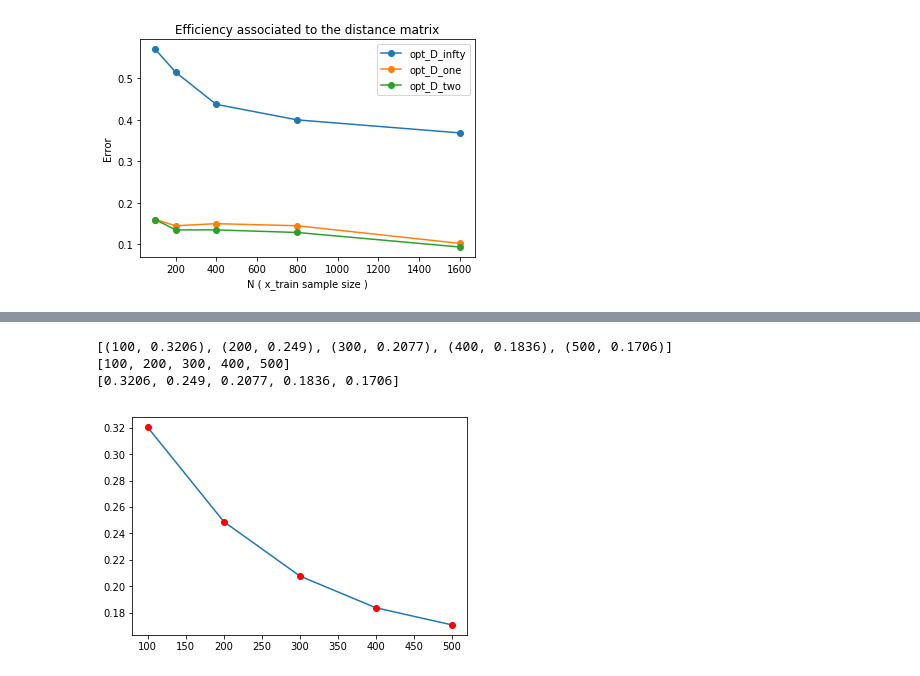
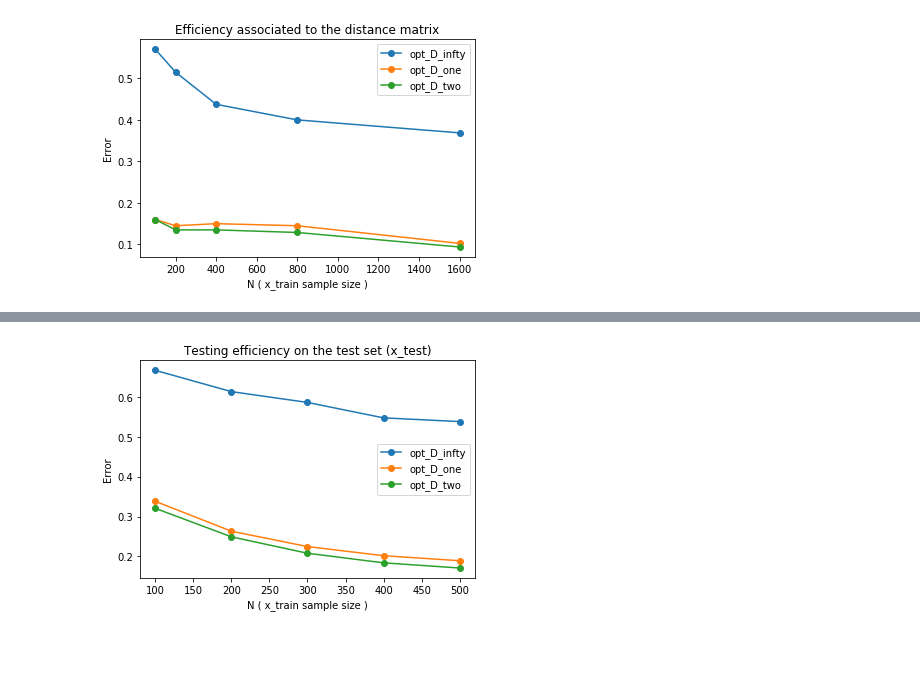
Before and after one commit to fgoliveira87/P1.4_seed, a Jupyter notebook: final_project/complete_solution.ipynb, the cells around one changed output, grey strips where cells are left out. Cells and saved outputs as stored; diff of their text form; code cells hidden in the pictures; blank space fills up the shorter version.

```diff
--- a/final_project/complete_solution.ipynb
+++ b/final_project/complete_solution.ipynb
@@ -533,9 +532,17 @@ plt.show()
 # %%
 import sklearn.neighbors as sklN
 # %%
-#X_train = np.ndarray(x_train[:10],dtype=float32)
-#%timeit tree = sklN.BallTree(x_train[:N].reshape(N,28*28),metric=opt_d_two)
-#%timeit treee = sklN.BallTree(x_train[:N].reshape(N,28*28),metric='euclidean')
+N=100
+print('Comparing BallTree with op_d distance against intrinsic sklN metrics (for N=100):\n')
+print('Distance op_d_infty and chebyshev metric:')
+%timeit sklN.BallTree(x_train[:N].reshape(N,28*28),metric=opt_d_infty)
+%timeit sklN.BallTree(x_train[:N].reshape(N,28*28),metric='chebyshev')
+print('\nDistance op_d_one and manhattan metric:')
+%timeit sklN.BallTree(x_train[:N].reshape(N,28*28),metric=opt_d_one)
+%timeit sklN.BallTree(x_train[:N].reshape(N,28*28),metric='manhattan')
+print('\nDistance op_d_two and euclidean metric:')
+%timeit sklN.BallTree(x_train[:N].reshape(N,28*28),metric=opt_d_two)
+%timeit sklN.BallTree(x_train[:N].reshape(N,28*28),metric='euclidean')
 
 #tree = sklN.BallTree(x_train[:N].reshape(N,28*28),metric='euclidean')
 #val, idx = tree.query(x_test[:N].reshape(N,28*28), k=2)
@@ -573,19 +577,35 @@ list_eff=[efficency_of_test(n) for n in NN]
-# %%
-print(list_eff)
-x_eff = [l[0] for l in list_eff]
-y_eff = [l[1] for l in list_eff]
-print(x_eff)
-print(y_eff)
-
-import matplotlib.pyplot as plt
-plt.plot(x_eff,y_eff)
-plt.plot(x_eff,y_eff, 'or')
-plt.show()
-# %% [output]
-[(100, 0.3206), (200, 0.249), (300, 0.2077), (400, 0.1836), (500, 0.1706)]
-[100, 200, 300, 400, 500]
-[0.3206, 0.249, 0.2077, 0.1836, 0.1706]
-[figure, removed]
+# %%
+NN=[100,200,300,400,500]
+list_eff2=[efficency_on_test(n,'euclidean') for n in NN]
+#list_opt2=[efficency_on_test(n, opt_d_two) for n in NN]
+list_eff1=[efficency_on_test(n,'manhattan') for n in NN]
+#list_opt1=[efficency_on_test(n, opt_d_one) for n in NN]
+list_eff0=[efficency_on_test(n,'chebyshev') for n in NN]
+#list_opt0=[efficency_on_test(n, opt_d_infty) for n in NN]
+# %%
+#print(list_eff)
+y_eff0 = [l[1] for l in list_eff0]
+y_eff1 = [l[1] for l in list_eff1]
+y_eff2 = [l[1] for l in list_eff2]
+#y_opt0 = [l[1] for l in list_opt0]
+#y_opt1 = [l[1] for l in list_opt1]
+#y_opt2 = [l[1] for l in list_opt2]
+#print(NN)
+#print(y_eff)
+#import matplotlib.pyplot as plt
+plt.plot(NN,y_eff0, '-o')
+plt.plot(NN,y_eff1, '-o')
+plt.plot(NN,y_eff2, '-o')
+#plt.plot(NN,y_opt0, '-o')
+#plt.plot(NN,y_opt1, '-o')
+#plt.plot(NN,y_opt2, '-o')
+plt.legend(('opt_D_infty','opt_D_one','opt_D_two'), loc = 'center right' )
+plt.title('Testing efficiency on the test set (x_test)')
+plt.ylabel('Error')
+plt.xlabel('N ( x_train sample size )')
+plt.show()
+# %% [output]
+[figure, added]
 # %%
 NNN=[3200, 6400, 12800, 25600, 51200]
 list_eff2=[efficency_of_test(n) for n in NNN]
```
Also changed, not shown: parts of 11 cells of this notebook.
